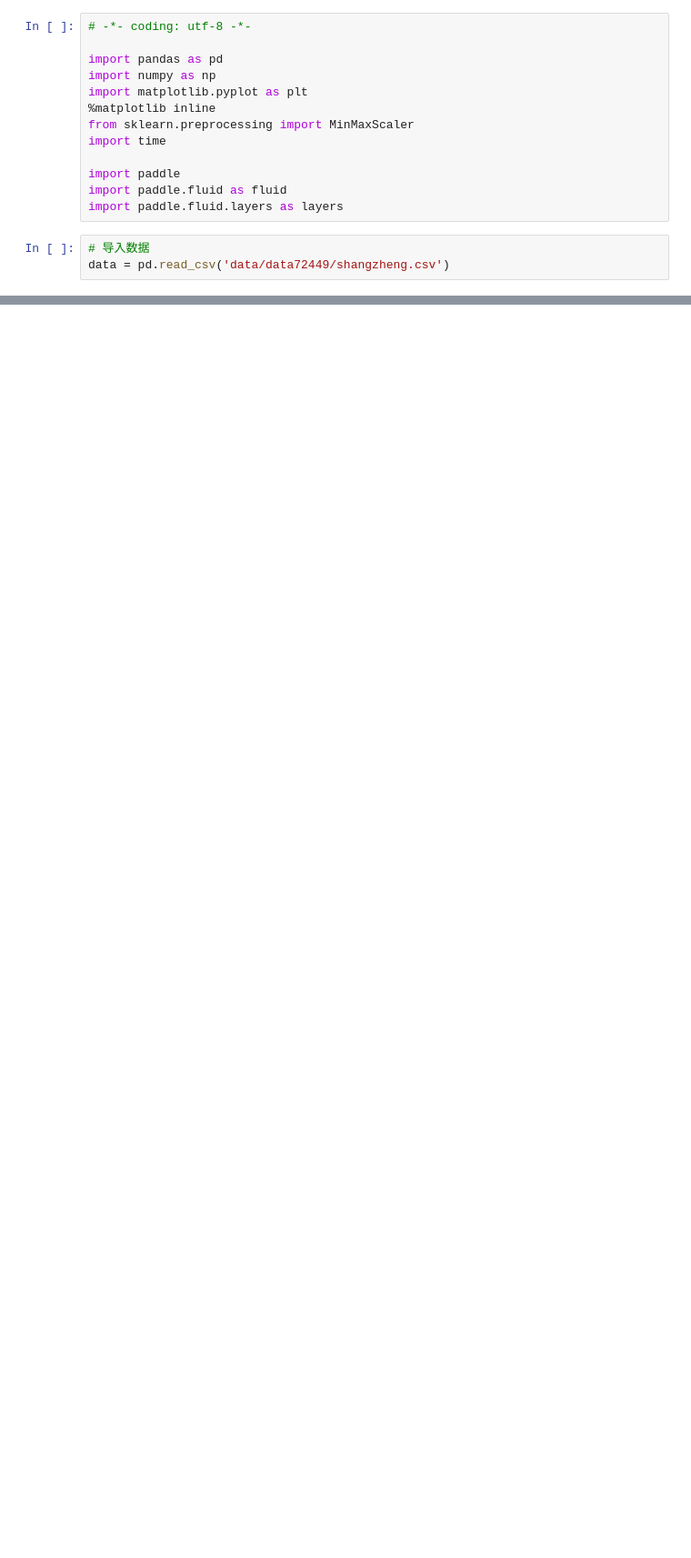
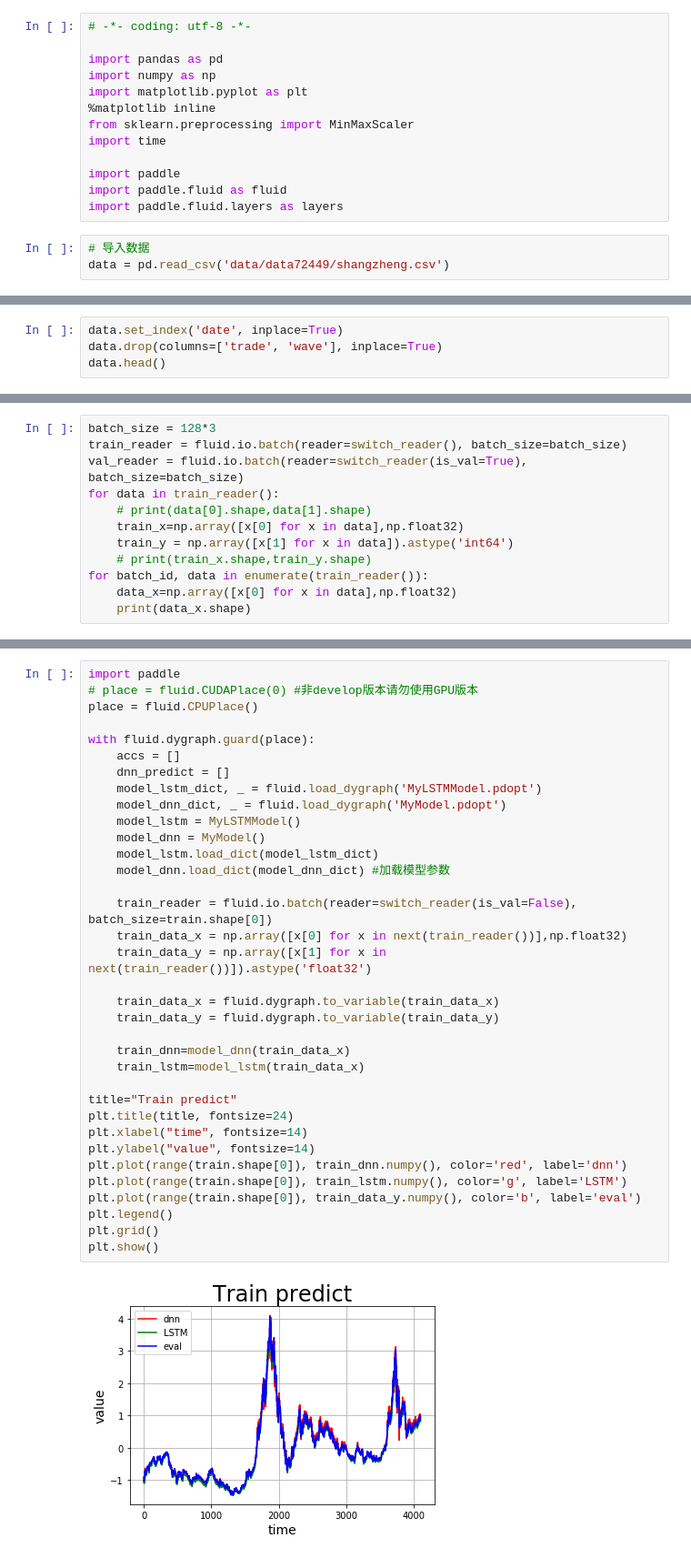
Before and after one commit to chaoers/stock-prediction, a Jupyter notebook: price-paddle.ipynb, the cells around one changed output, grey strips where cells are left out. Shown at 91% size. Cells and saved outputs as stored; diff of their text form; blank space fills up the shorter version.

Commit message:
feat(paddle): finish paddle code

```diff
--- a/price-paddle.ipynb
+++ b/price-paddle.ipynb
@@ -92,0 +34,4 @@ ValueError: (InvalidArgument) Tensor holds the wrong type, it holds float, but d
+# %%
+data.set_index('date', inplace=True)
+data.drop(columns=['trade', 'wave'], inplace=True)
+data.head()
@@ -92,0 +264,12 @@ ValueError: (InvalidArgument) Tensor holds the wrong type, it holds float, but d
+# %%
+batch_size = 128*3
+train_reader = fluid.io.batch(reader=switch_reader(), batch_size=batch_size)
+val_reader = fluid.io.batch(reader=switch_reader(is_val=True), batch_size=batch_size)
+for data in train_reader():
+    # print(data[0].shape,data[1].shape)
+    train_x=np.array([x[0] for x in data],np.float32)
+    train_y = np.array([x[1] for x in data]).astype('int64')
+    # print(train_x.shape,train_y.shape)
+for batch_id, data in enumerate(train_reader()):
+    data_x=np.array([x[0] for x in data],np.float32)
+    print(data_x.shape)
@@ -92,0 +366,37 @@ ValueError: (InvalidArgument) Tensor holds the wrong type, it holds float, but d
+# %%
+import paddle
+# place = fluid.CUDAPlace(0) #非develop版本请勿使用GPU版本
+place = fluid.CPUPlace()
+
+with fluid.dygraph.guard(place):
+    accs = []
+    dnn_predict = []
+    model_lstm_dict, _ = fluid.load_dygraph('MyLSTMModel.pdopt')
+    model_dnn_dict, _ = fluid.load_dygraph('MyModel.pdopt')
+    model_lstm = MyLSTMModel()
+    model_dnn = MyModel()
+    model_lstm.load_dict(model_lstm_dict)
+    model_dnn.load_dict(model_dnn_dict) #加载模型参数
+
+    train_reader = fluid.io.batch(reader=switch_reader(is_val=False), batch_size=train.shape[0])
+    train_data_x = np.array([x[0] for x in next(train_reader())],np.float32)
+    train_data_y = np.array([x[1] for x in next(train_reader())]).astype('float32')
+
+    train_data_x = fluid.dygraph.to_variable(train_data_x)
+    train_data_y = fluid.dygraph.to_variable(train_data_y)
+
+    train_dnn=model_dnn(train_data_x)
+    train_lstm=model_lstm(train_data_x)
+
+title="Train predict"
+plt.title(title, fontsize=24)
+plt.xlabel("time", fontsize=14)
+plt.ylabel("value", fontsize=14)
+plt.plot(range(train.shape[0]), train_dnn.numpy(), color='red', label='dnn')
+plt.plot(range(train.shape[0]), train_lstm.numpy(), color='g', label='LSTM')
+plt.plot(range(train.shape[0]), train_data_y.numpy(), color='b', label='eval')
+plt.legend()
+plt.grid()
+plt.show()
+# %% [output]
+[figure, added]
```
Also changed, not shown: parts of 18 cells of this notebook, 1 other file.
